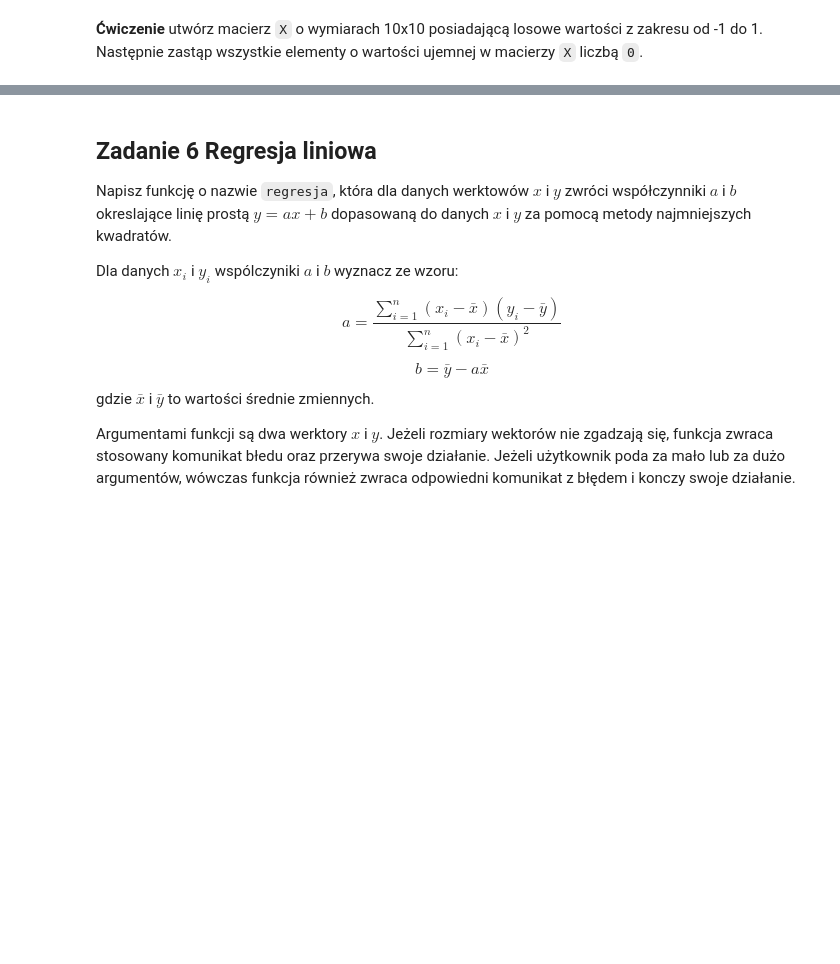
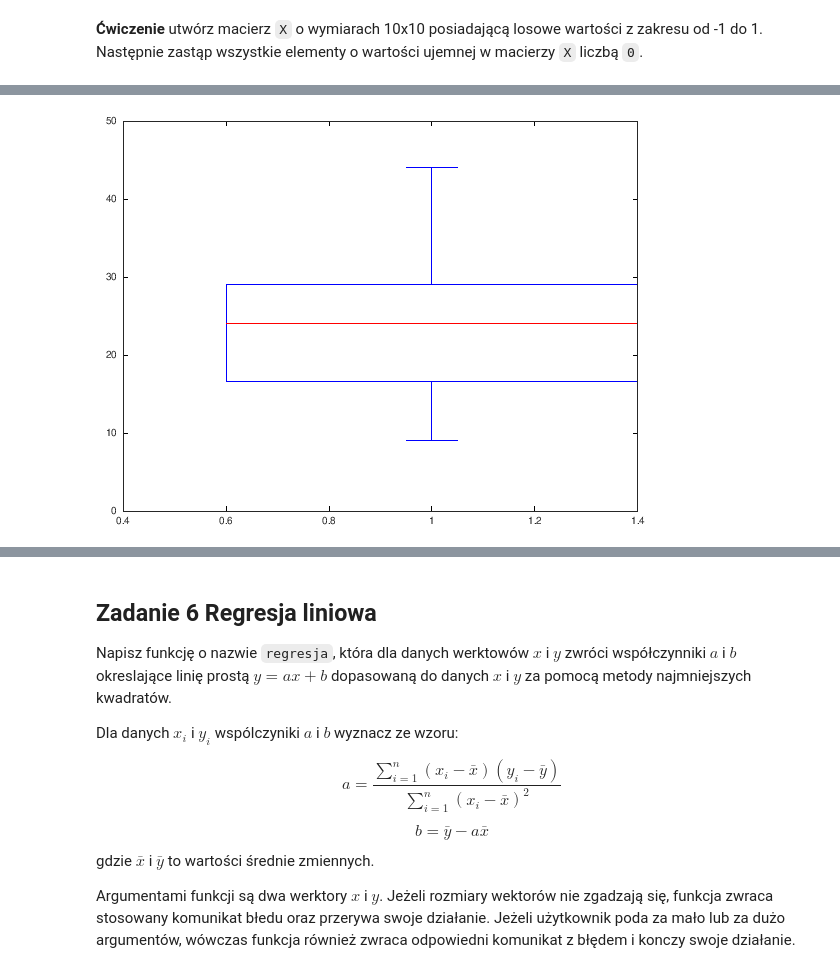
Before and after one commit to IS-UMK/pp2_matlab, a Jupyter notebook: 05_lab.ipynb, the cells around one changed output, grey strips where cells are left out. Cells and saved outputs as stored; diff of their text form; code cells hidden in the pictures; blank space fills up the shorter version.

Commit message:
Statystyki opisowe i podstawowe wykresy statystyczne

```diff
--- a/05_lab.ipynb
+++ b/05_lab.ipynb
@@ -168,0 +455,6 @@ Następnie zastąp wszystkie elementy o wartości ujemnej w macierzy `X` liczbą
+# %%
+boxplot(MPG);
+% w octave moze byc wymagane dointalowanie pakietu statystycznego
+% pkg load statistics
+# %% [output]
+[figure, added]
```
Also changed, not shown: parts of 30 cells of this notebook.
